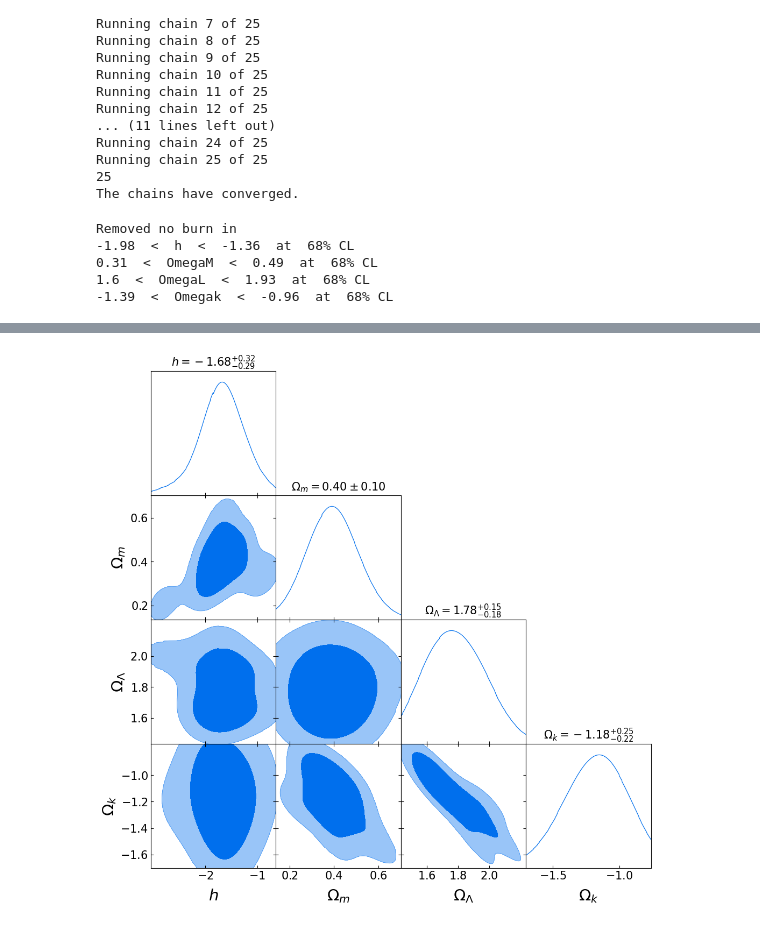
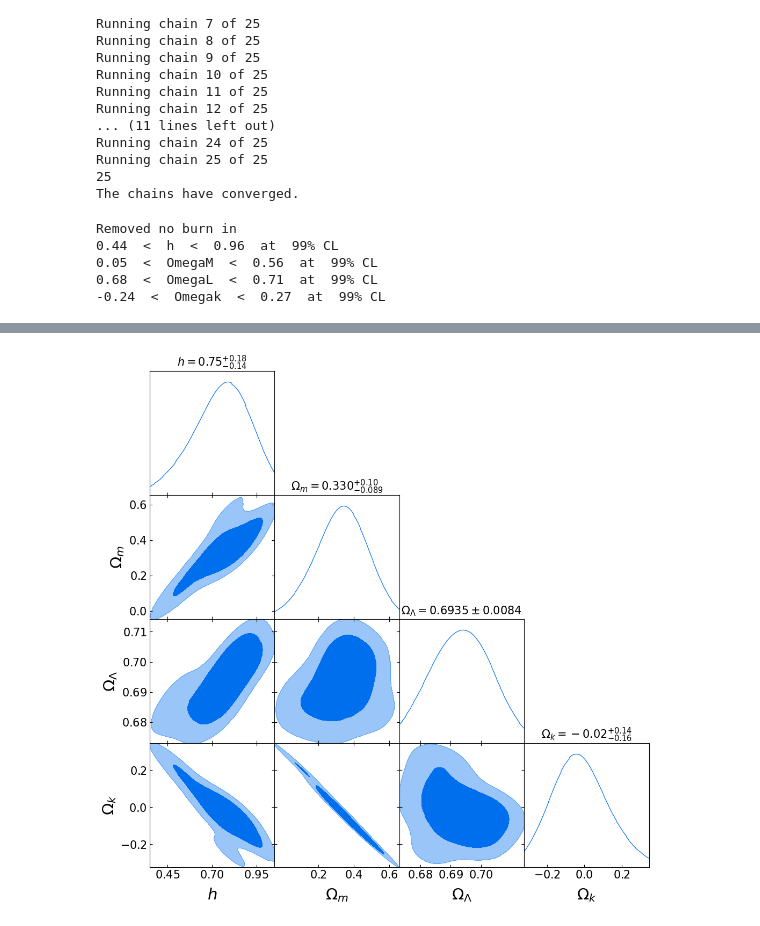
Before and after one commit to SmrithiCh/PRA3024-, a Jupyter notebook: PRA3024_Cosmology_W3.ipynb, the cells around one changed output, grey strips where cells are left out. Cells and saved outputs as stored; diff of their text form; code cells hidden in the pictures.

```diff
--- a/PRA3024_Cosmology_W3.ipynb
+++ b/PRA3024_Cosmology_W3.ipynb
@@ -130,8 +130,9 @@ Note that you need to integrate the function $H(z)$, so write your own quick-and
 # %%
 # Defining the LambdaCDM model using equations [1] and [2]
 
-def Hubble(z, OmegaL, OmegaM, H0):
+def Hubble(z, OmegaL, OmegaM, h):
   OmegaK = 1 - OmegaL - OmegaM
+  H0 = 100*h # this was accidentally omitted in the previous commit leading to inaccurate h values
   H = H0 * np.sqrt(OmegaL + OmegaM*(1+z)**3 + OmegaK*(1+z)**2) #equation [1]
 
   return H
@@ -716,36 +713,33 @@ for i in range(20):
         params["Omega_L"]+= [np.mean(data['Omega_L'])]
         params["OmegaK"]+= [np.mean(data['OmegaK'])]
 # %%
-# plot the chains
+# Plot optimized MCMC results in a triandle corner plot
 h, OmegaM, OmegaL, Omegak = params["h"], params["Omega_M"], params["Omega_L"], params["OmegaK"]
 
-# Here let's just define variable names, labels, and so on
 my_labels = [r'h', r'\Omega_m', r'\Omega_\Lambda', r'\Omega_k']
 my_names = ['h', 'OmegaM', 'OmegaL', 'Omegak']
-my_dim = 4 # The number of variables we're plotting
+my_dim = len(my_names)
 
-my_samples = np.array([h, OmegaM, OmegaL, Omegak]) # This creates a higher-dimensional array with all our data,
-my_samples = np.transpose(np.reshape(my_samples,(my_dim,int(my_samples.size/my_dim)))) # and this reshapes it in a convenient form...
-samples1 = MCSamples(samples = my_samples, labels = my_labels, names = my_names) # ... to create an "MCSamples" data type, which GetDist can use
+my_samples = np.array([h, OmegaM, OmegaL, Omegak])
+my_samples = np.transpose(np.reshape(my_samples,(my_dim,int(my_samples.size/my_dim))))
+samples1 = MCSamples(samples = my_samples, labels = my_labels, names = my_names)
 
-conf_level = 0.6827 # The usual 1-sigma confidence level. You can change to 2- or 3-sigma if you want
+conf_level = 0.999997 # 5-sigma confidence level signifying 'Discovery'
 
-# Let's print a table with the 1D posteriors (confidence levels)
 for nam in my_names:
     print(round(samples1.confidence(nam,(1.-conf_level)/2.,upper=False),2), \
           " < ", nam , " < ", round(samples1.confidence(nam,(1.-conf_level)/2.,upper=True),2),\
           " at " , int(100*conf_level),"\b% CL")
 print("\n\n")
 
-#Triangle corner plot
 j = plots.getSubplotPlotter(subplot_size=3)
 j.settings.axes_labelsize = 22
 j.settings.axes_fontsize = 16
 j.triangle_plot(samples1, filled = True, title_limit=1)
 # %% [output]
 Removed no burn in
--1.98  <  h  <  -1.36  at  68% CL
-0.31  <  OmegaM  <  0.49  at  68% CL
-1.6  <  OmegaL  <  1.93  at  68% CL
--1.39  <  Omegak  <  -0.96  at  68% CL
+0.44  <  h  <  0.96  at  99% CL
+0.05  <  OmegaM  <  0.56  at  99% CL
+0.68  <  OmegaL  <  0.71  at  99% CL
+-0.24  <  Omegak  <  0.27  at  99% CL
 WARNING:root:2D kernel density bandwidth optimizer failed for h, OmegaM. Using fallback width: f(a) and f(b) must have different signs
@@ -753,2 +749,2 @@ WARNING:root:2D kernel density bandwidth optimizer failed for OmegaM, Omegak. Us
 WARNING:root:2D kernel density bandwidth optimizer failed for OmegaL, Omegak. Using fallback width: f(a) and f(b) must have different signs
-[figure, old version]
+[figure, new version]
```
Also changed, not shown: parts of 8 cells of this notebook.
